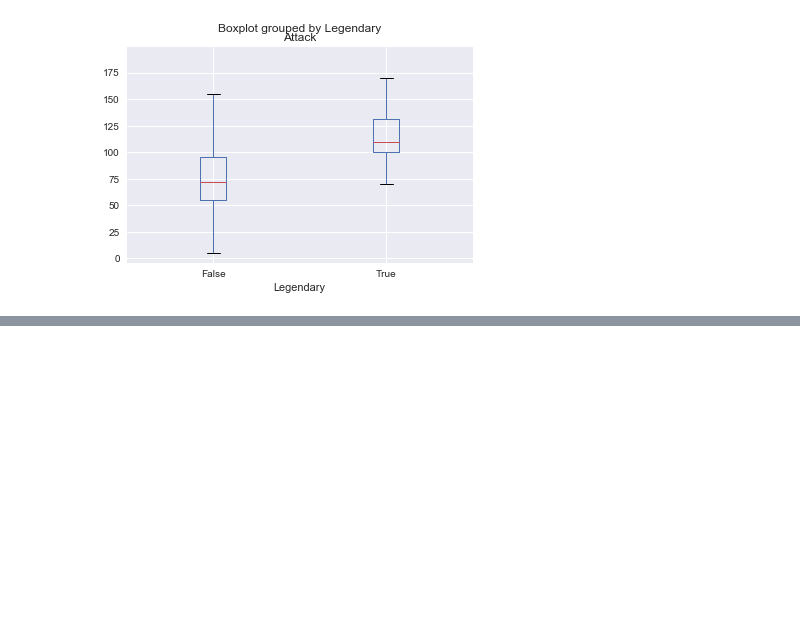
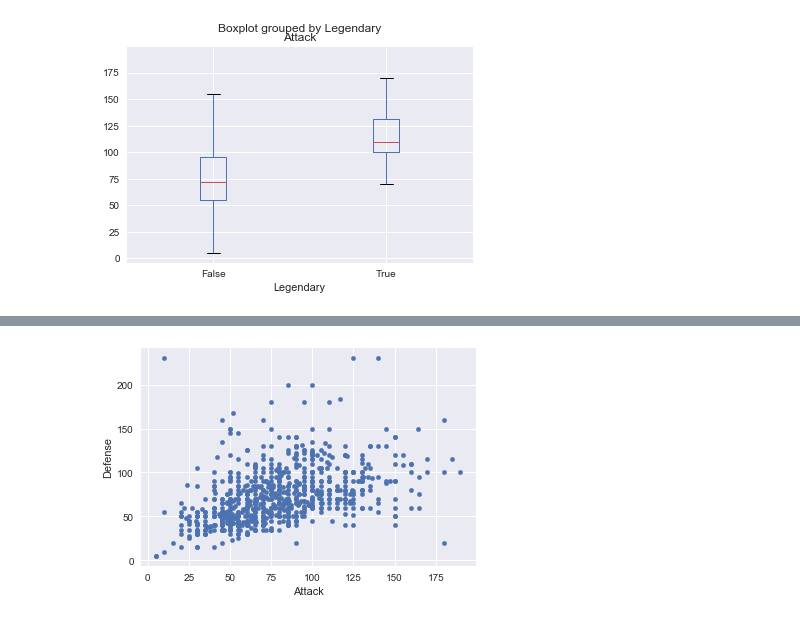
Before and after one commit to TakanoriHasebe/kaggle, a Jupyter notebook: DataVisualization/pokemon/pokemon-data-visualization.ipynb, the cells around one changed output, grey strips where cells are left out. Cells and saved outputs as stored; diff of their text form; code cells hidden in the pictures; blank space fills up the shorter version.

```diff
--- a/DataVisualization/pokemon/pokemon-data-visualization.ipynb
+++ b/DataVisualization/pokemon/pokemon-data-visualization.ipynb
@@ -210,0 +291,5 @@ data.boxplot(column='Attack', by='Legendary')
+# %%
+data1.plot(kind='scatter', x='Attack', y='Defense')
+plt.show()
+# %% [output]
+[figure, added]
```
Also changed, not shown: parts of 17 cells of this notebook.
